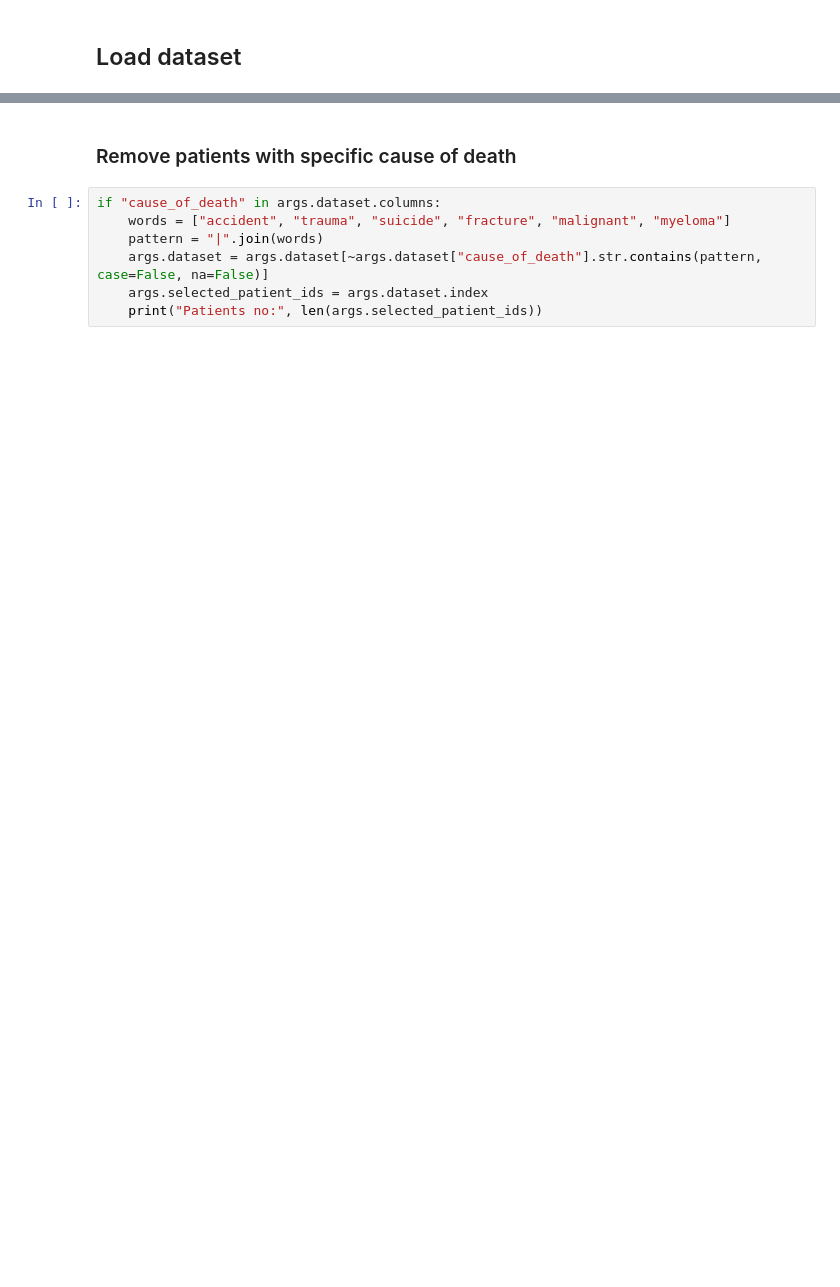
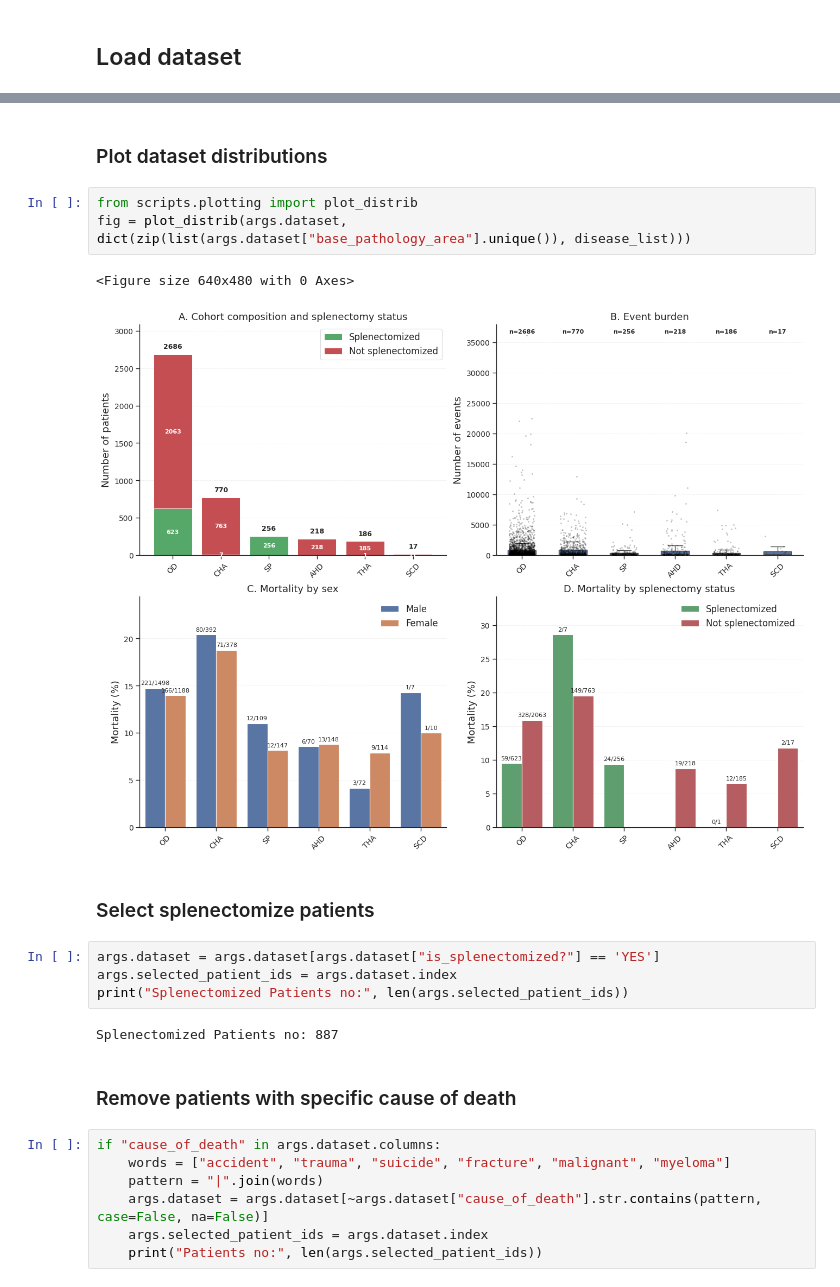
Before and after one commit to giordamaug/Relational_EHR_data_to_Longitudinal_Patient_Trajectories, a Jupyter notebook: notebook.ipynb, the cells around one changed output, grey strips where cells are left out. Saved outputs shown, nothing was run; the diff lists cells and outputs as text; blank space fills up the shorter version.

```diff
--- a/notebook.ipynb
+++ b/notebook.ipynb
@@ -103,3 +110,19 @@ Loaded 1492 records from data/dataset_14_04_26_EN.json
+# %% [markdown]
+### Plot dataset distributions
+# %%
+from scripts.plotting import plot_distrib
+fig = plot_distrib(args.dataset, dict(zip(list(args.dataset["base_pathology_area"].unique()), disease_list)))
+# %% [output]
+<Figure size 640x480 with 0 Axes>
+[figure, added]
+# %% [markdown]
+### Select splenectomize patients
+# %%
+args.dataset = args.dataset[args.dataset["is_splenectomized?"] == 'YES']
+args.selected_patient_ids = args.dataset.index
+print("Splenectomized Patients no:", len(args.selected_patient_ids))
+# %% [output]
+Splenectomized Patients no: 887
 # %% [markdown]
 ### Remove patients with specific cause of death
 # %%
```
Also changed, not shown: parts of 13 cells of this notebook.
